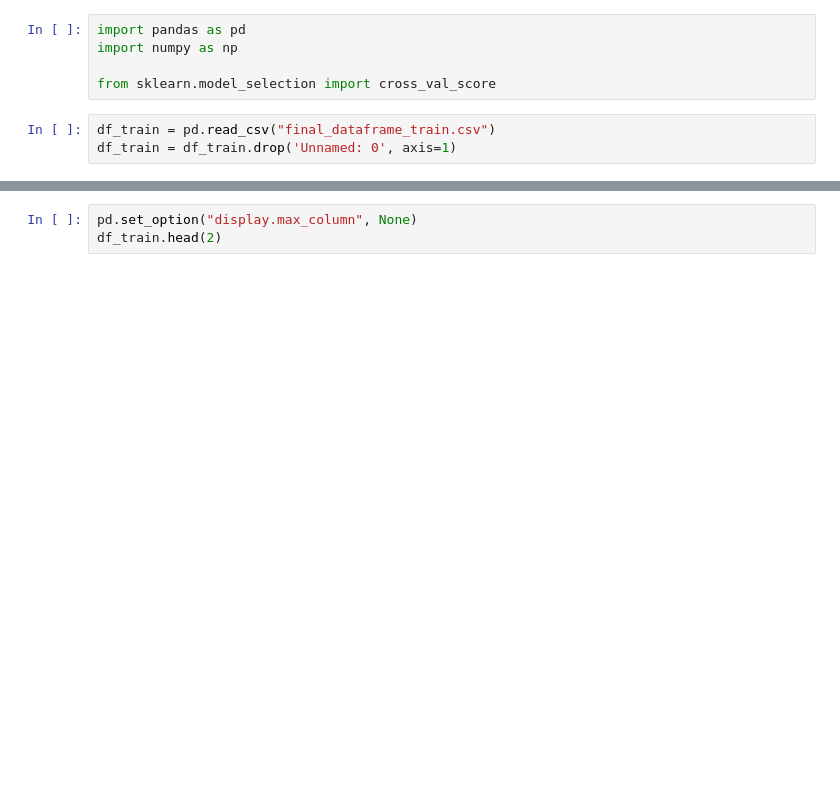
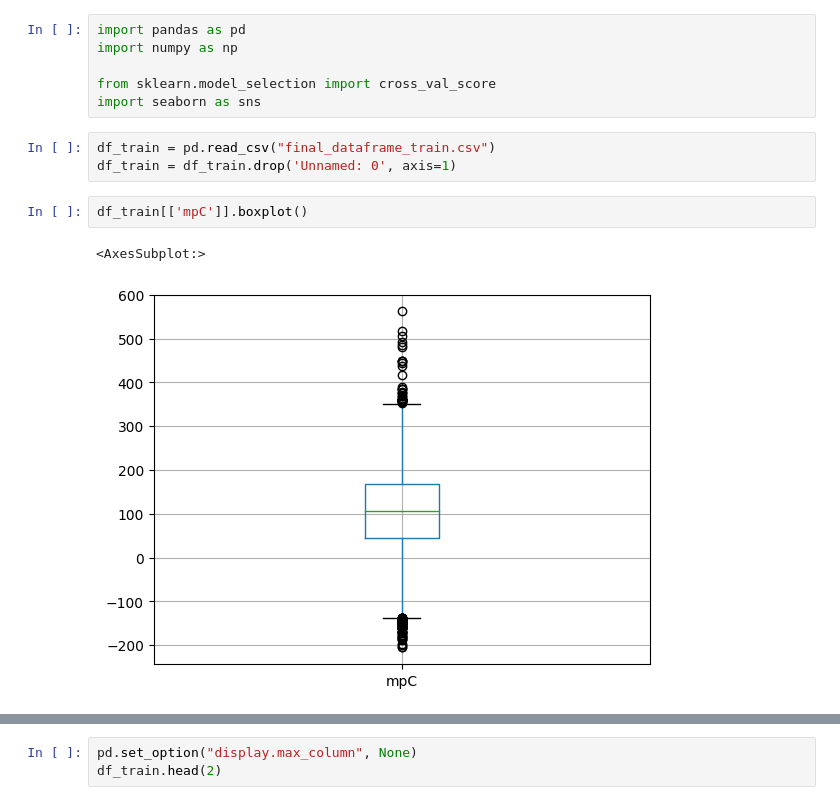
Before and after one commit to Guillaume2126/Melting-point-predictor, a Jupyter notebook: Find a model.ipynb, the cells around one changed output, grey strips where cells are left out. Cells and saved outputs as stored; diff of their text form; blank space fills up the shorter version.

```diff
--- a/Find a model.ipynb
+++ b/Find a model.ipynb
@@ -3,6 +3,12 @@ import pandas as pd
 import numpy as np
 
 from sklearn.model_selection import cross_val_score
+import seaborn as sns
 # %%
 df_train = pd.read_csv("final_dataframe_train.csv")
 df_train = df_train.drop('Unnamed: 0', axis=1)
+# %%
+df_train[['mpC']].boxplot()
+# %% [output]
+<AxesSubplot:>
+[figure, added]
```
Also changed, not shown: parts of 22 cells of this notebook.
